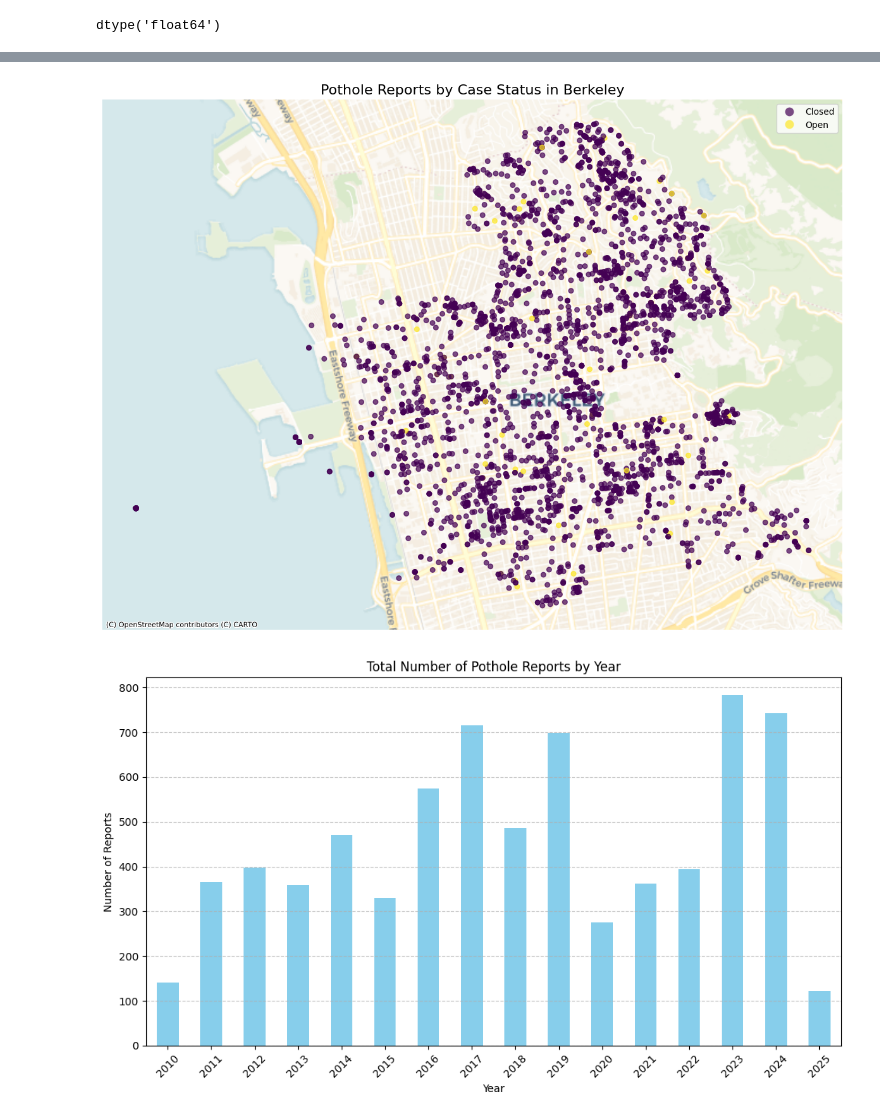
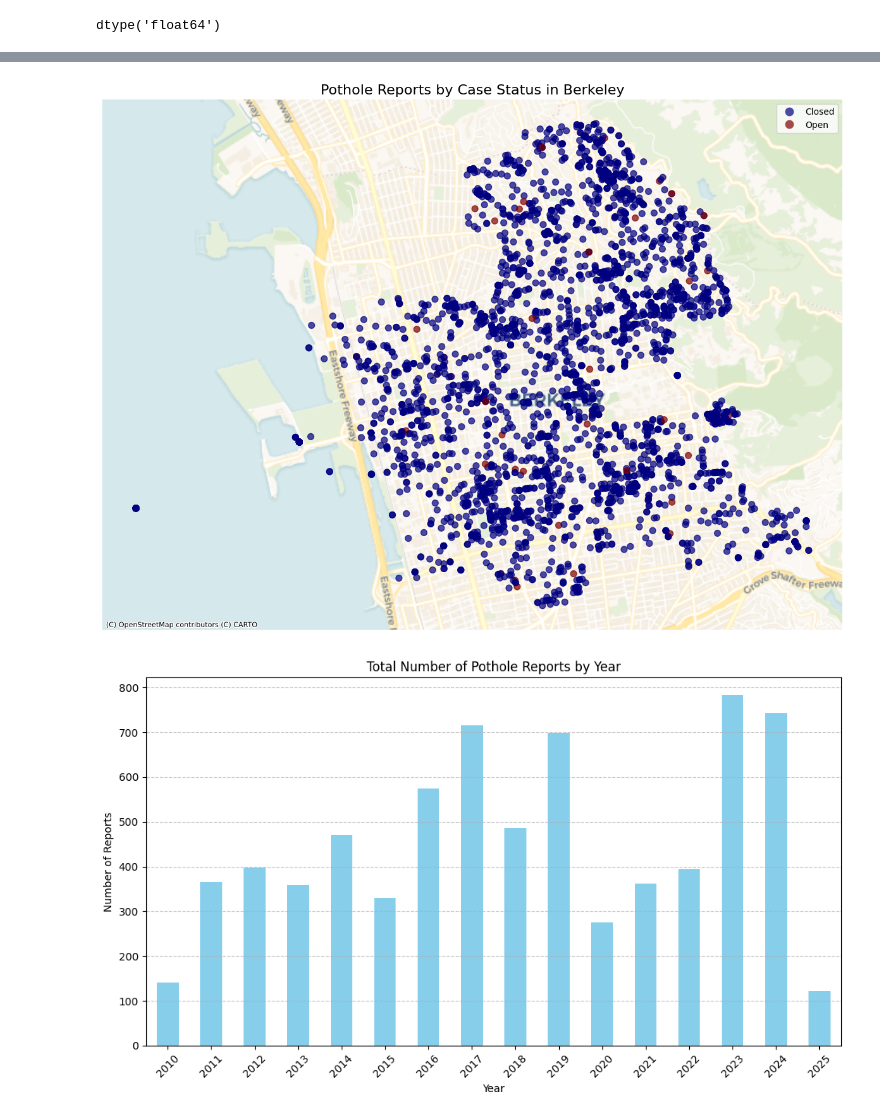
Before and after one commit to jamesvdinh/school, a Jupyter notebook: cyplan-101/group_5_final_project/notebooks/group_5_data_analysis.ipynb, the cells around one changed output, grey strips where cells are left out. Drawn from its saved outputs; the diff is of its cells as text; code cells hidden in the pictures.

```diff
--- a/cyplan-101/group_5_final_project/notebooks/group_5_data_analysis.ipynb
+++ b/cyplan-101/group_5_final_project/notebooks/group_5_data_analysis.ipynb
@@ -187,36 +211,36 @@ potholes_cleaned = potholes.dropna(subset=['Latitude', 'Longitude']).copy()
 gdf_potholes = gpd.GeoDataFrame(
     potholes_cleaned,
     geometry=gpd.points_from_xy(potholes_cleaned.Longitude, potholes_cleaned.Latitude)
 )
 
 # Set the Coordinate Reference System (CRS) to WGS84 (latitude/longitude)
 gdf_potholes = gdf_potholes.set_crs("EPSG:4326", allow_override=True)
 
 # Reproject to Web Mercator for compatibility with contextily basemaps
 gdf_potholes = gdf_potholes.to_crs("EPSG:3857")
 
 # Handle NaN values in 'Case_Status' for plotting by filling them with 'Unknown'
 gdf_potholes['Case_Status'] = gdf_potholes['Case_Status'].fillna('Unknown')
 
 fig, ax = plt.subplots(1, 1, figsize=(12, 9))
 
 gdf_potholes.plot(
     ax=ax,
     column='Case_Status',
     legend=True,
-    markersize=30,
-    cmap='viridis',
+    markersize=50,
+    cmap='jet',
     alpha=0.7
 )
 
 cx.add_basemap(ax, source=cx.providers.CartoDB.Voyager)
 
 ax.set_title('Pothole Reports by Case Status in Berkeley', fontsize=16)
 ax.set_axis_off()
 plt.tight_layout()
 plt.show()
 # %% [output]
-[figure, old version]
+[figure, new version]
 # %%
 # Expand Date_Opened row with year column to plot reports by year
 potholes['Date_Opened'] = pd.to_datetime(potholes['Date_Opened'], format='%Y %b %d %I:%M:%S %p', errors='coerce')
```
Also changed, not shown: parts of 5 cells of this notebook, 6 other files.
